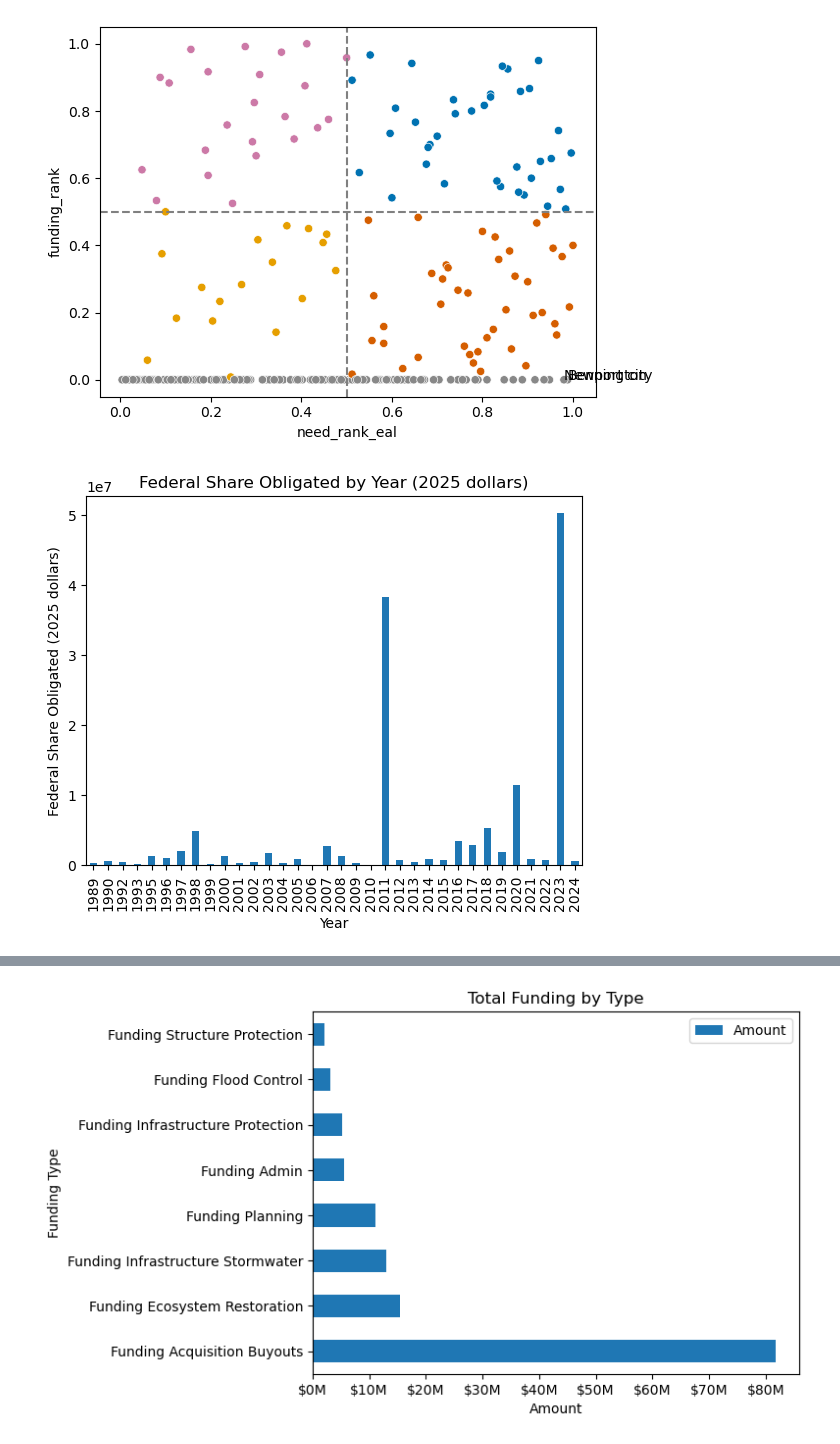
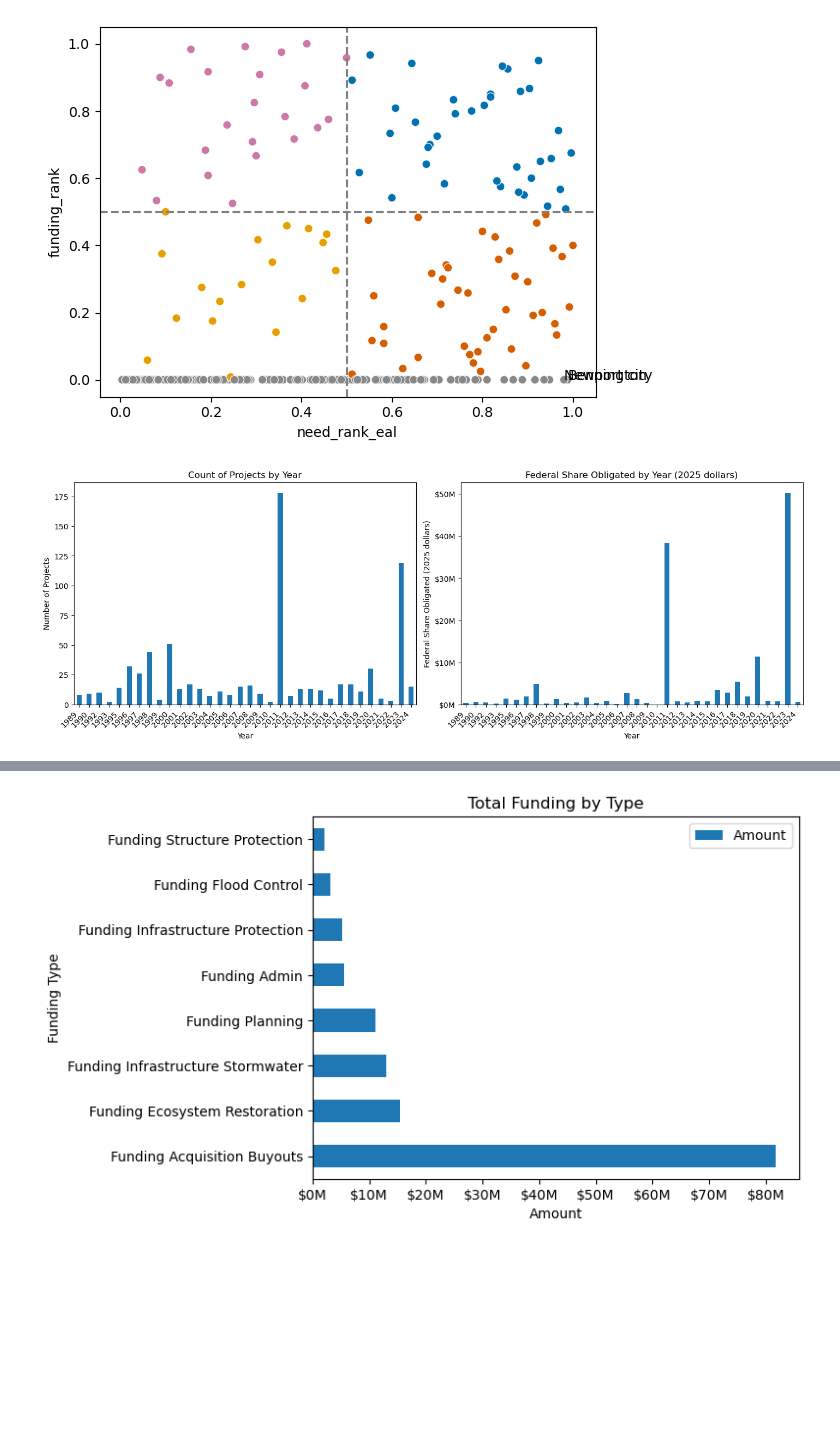
Before and after one commit to jakedurell/hazard-funding-comp, a Jupyter notebook: notebooks/30_article_image_export.ipynb, the cells around one changed output, grey strips where cells are left out. Saved outputs shown, nothing was run; the diff lists cells and outputs as text; code cells hidden in the pictures; blank space fills up the shorter version.

```diff
--- a/notebooks/30_article_image_export.ipynb
+++ b/notebooks/30_article_image_export.ipynb
@@ -222,15 +216,26 @@ for t in ['Bennington','Newport city']:
 plt.show()
 # %% [output]
 [figure]
-# %%
-# TODO annotate 2011 and 2023, format
-
-# plot FEMA HMA amount obligated by year
-df_hma.groupby('programFy')['federalShareObligated_adj'].sum().plot(kind='bar')
-plt.xlabel('Year')
-plt.ylabel('Federal Share Obligated (2025 dollars)')
-plt.title('Federal Share Obligated by Year (2025 dollars)')
-plt.savefig('../docs/static/images/funding_by_year.svg', bbox_inches='tight')
-plt.show()
-# %% [output]
-[figure, removed]
+# %%
+# TODO annotate 2011 and 2023, format
+
+fig, axes = plt.subplots(1, 2, figsize=(14, 5), constrained_layout=True)
+
+# left: count of projects by year
+df_hma['programFy'].value_counts().sort_index().plot(kind='bar', ax=axes[0])
+axes[0].set(xlabel='Year', ylabel='Number of Projects', title='Count of Projects by Year')
+
+# right: federal share obligated by year (inflation-adjusted)
+df_hma.groupby('programFy')['federalShareObligated_adj'].sum().plot(kind='bar', ax=axes[1])
+axes[1].set(xlabel='Year', ylabel='Federal Share Obligated (2025 dollars)',
+            title='Federal Share Obligated by Year (2025 dollars)')
+axes[1].yaxis.set_major_formatter(plt.FuncFormatter(lambda x, _: f'${x/1e6:.0f}M'))
+
+# rotate x labels for readability
+for ax in axes:
+    plt.setp(ax.get_xticklabels(), rotation=45, ha='right')
+
+fig.savefig('../docs/static/images/funding_by_year_sidebyside.svg', bbox_inches='tight')
+plt.show()
+# %% [output]
+[figure, added]
```
Also changed, not shown: parts of 12 cells of this notebook, 2 other files.
